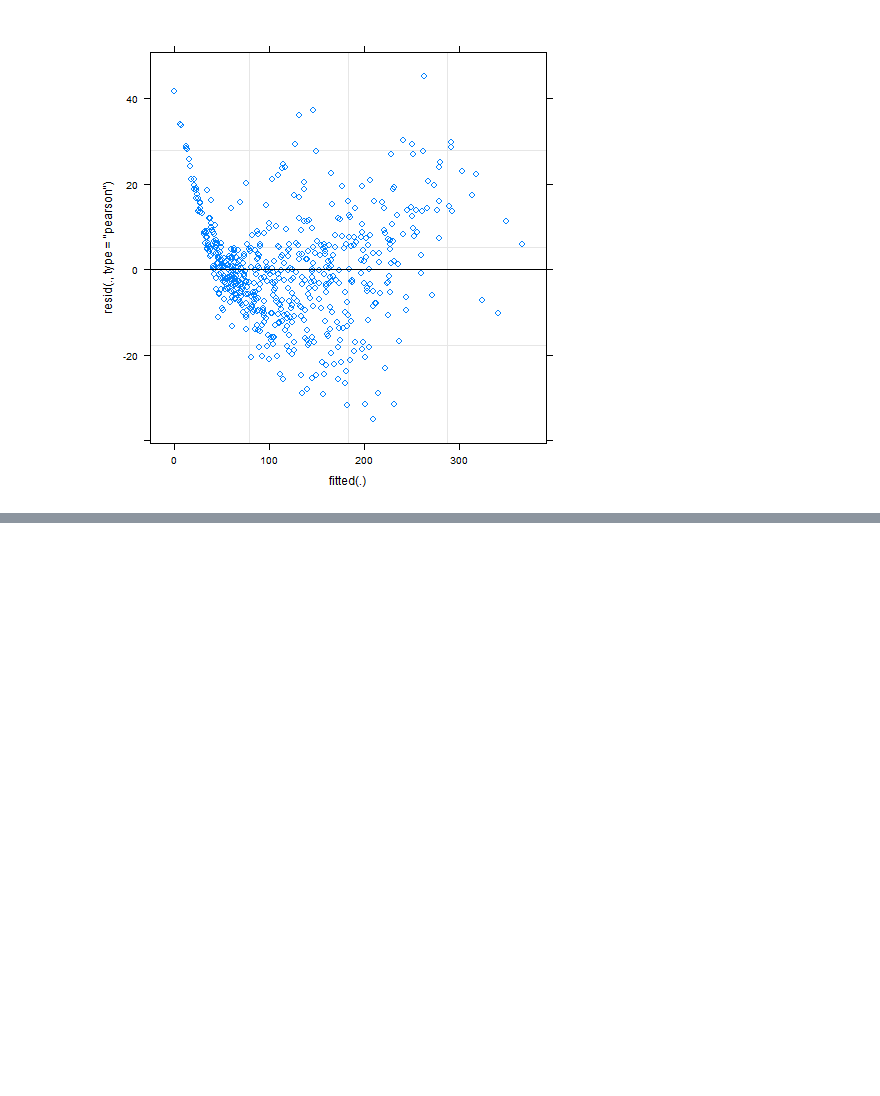
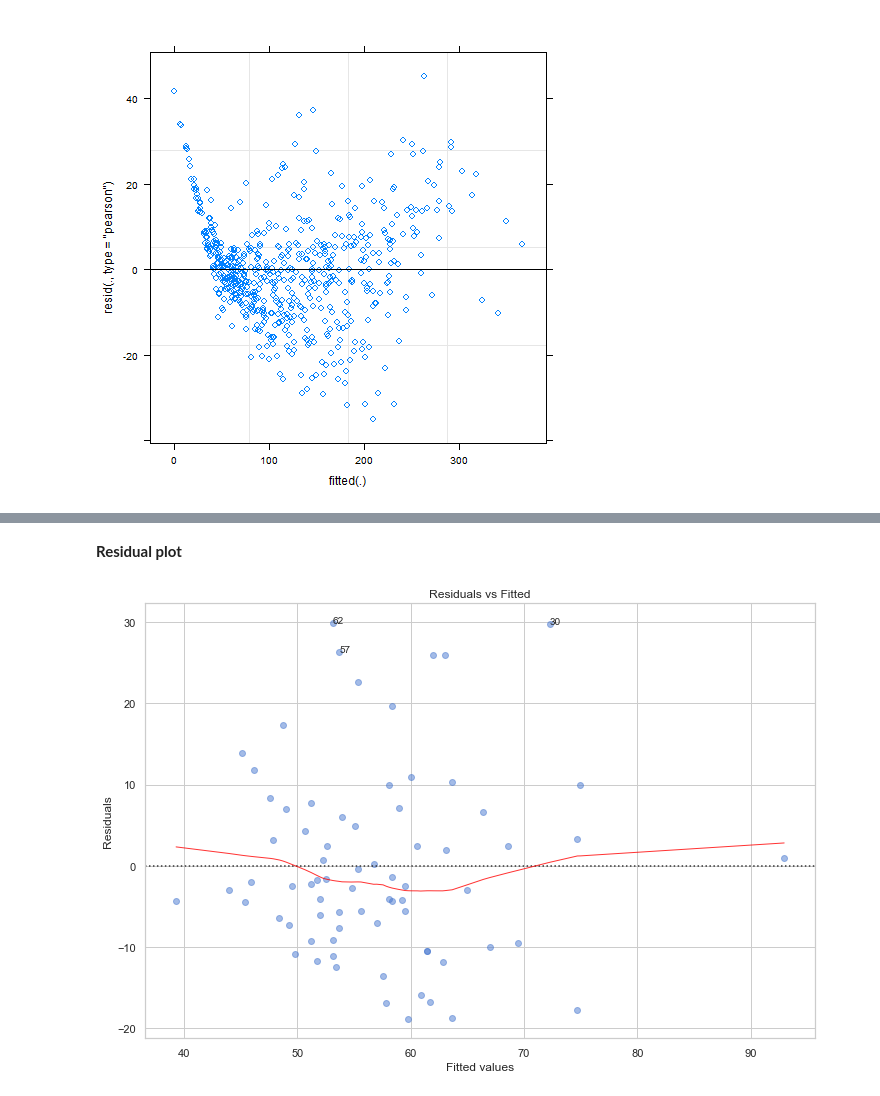
Before and after one commit to arvidl/lvv-ri, a Jupyter notebook: notebooks/0.0-test.ipynb, the cells around one changed output, grey strips where cells are left out. Drawn from its saved outputs; the diff is of its cells as text; code cells hidden in the pictures; blank space fills up the shorter version.

```diff
--- a/notebooks/0.0-test.ipynb
+++ b/notebooks/0.0-test.ipynb
@@ -578,0 +822,26 @@ plot(m)
+# %% [markdown]
+**Residual plot**
+# %%
+plot_lm_1 = plt.figure(1)
+plot_lm_1.set_figheight(8)
+plot_lm_1.set_figwidth(12)
+
+plot_lm_1.axes[0] = sns.residplot(model_fitted_y, 'Stroop_3_R_W3', data=cwit,
+                          lowess=True,
+                          scatter_kws={'alpha': 0.5},
+                          line_kws={'color': 'red', 'lw': 1, 'alpha': 0.8})
+
+plot_lm_1.axes[0].set_title('Residuals vs Fitted')
+plot_lm_1.axes[0].set_xlabel('Fitted values')
+plot_lm_1.axes[0].set_ylabel('Residuals')
+
+# annotations
+abs_resid = model_abs_resid.sort_values(ascending=False)
+abs_resid_top_3 = abs_resid[:3]
+
+for i in abs_resid_top_3.index:
+    plot_lm_1.axes[0].annotate(i,
+                               xy=(model_fitted_y[i],
+                                   model_residuals[i]));
+# %% [output]
+[figure, added]
```
Also changed, not shown: parts of 52 cells of this notebook, 1 other file.
